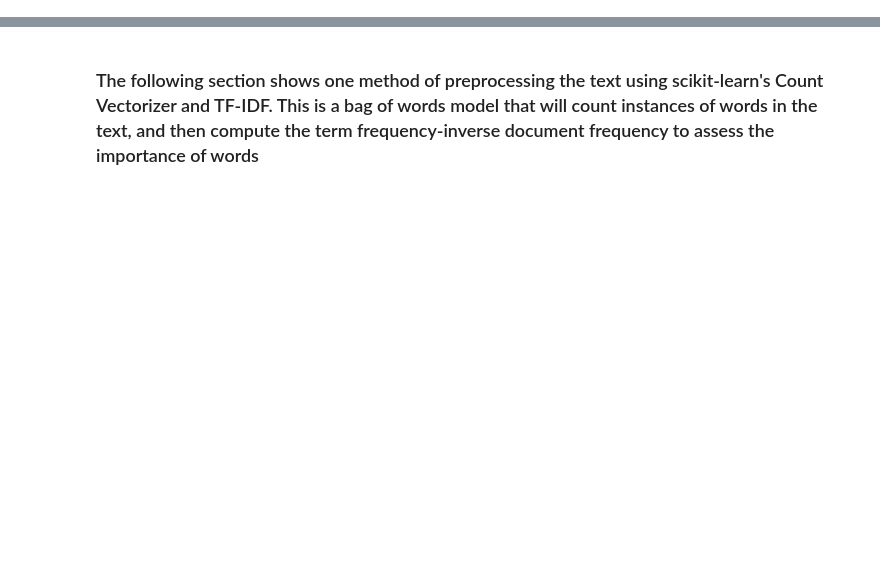
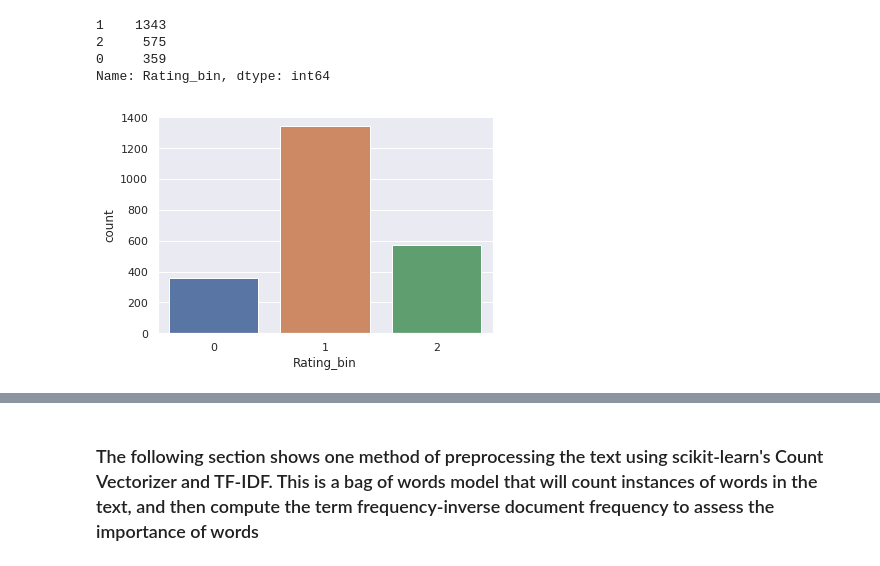
Before and after one commit to mpipher2/SCS_3253_ML_NLP, a Jupyter notebook: cannabis_analysis.ipynb, the cells around one changed output, grey strips where cells are left out. Drawn from its saved outputs; the diff is of its cells as text; code cells hidden in the pictures; blank space fills up the shorter version.

```diff
--- a/cannabis_analysis.ipynb
+++ b/cannabis_analysis.ipynb
@@ -56,3 +111,6 @@ str_cols = ['Effects',
 
 for col in str_cols:
     df1[col] = df1[col].astype(str)
+# %%
+#drop rows with missing values
+df1 = df1.loc[(df1['Effects'] != 'None') | (df1['Flavor'] != 'None') | (df1['Description'] != 'nan')]
@@ -60,3 +132,19 @@ for col in str_cols:
 #create the arrays
 df1['Effects'] = df1['Effects'].apply(lambda x: x[0:].split(','))
 df1['Flavor'] = df1['Flavor'].apply(lambda x: x[0:].split(','))
+# %%
+#bin the target variable
+bins = np.array([4.2, 4.7])
+
+df1['Rating_bin'] = np.digitize(df1['Rating'], bins=bins)
+# %%
+print(df1['Rating_bin'].value_counts())
+
+sns.set(style="darkgrid")
+ax = sns.countplot(x="Rating_bin", data=df1)
+# %% [output]
+1    1343
+2     575
+0     359
+Name: Rating_bin, dtype: int64
+[figure, added]
```
Also changed, not shown: parts of 39 cells of this notebook.
